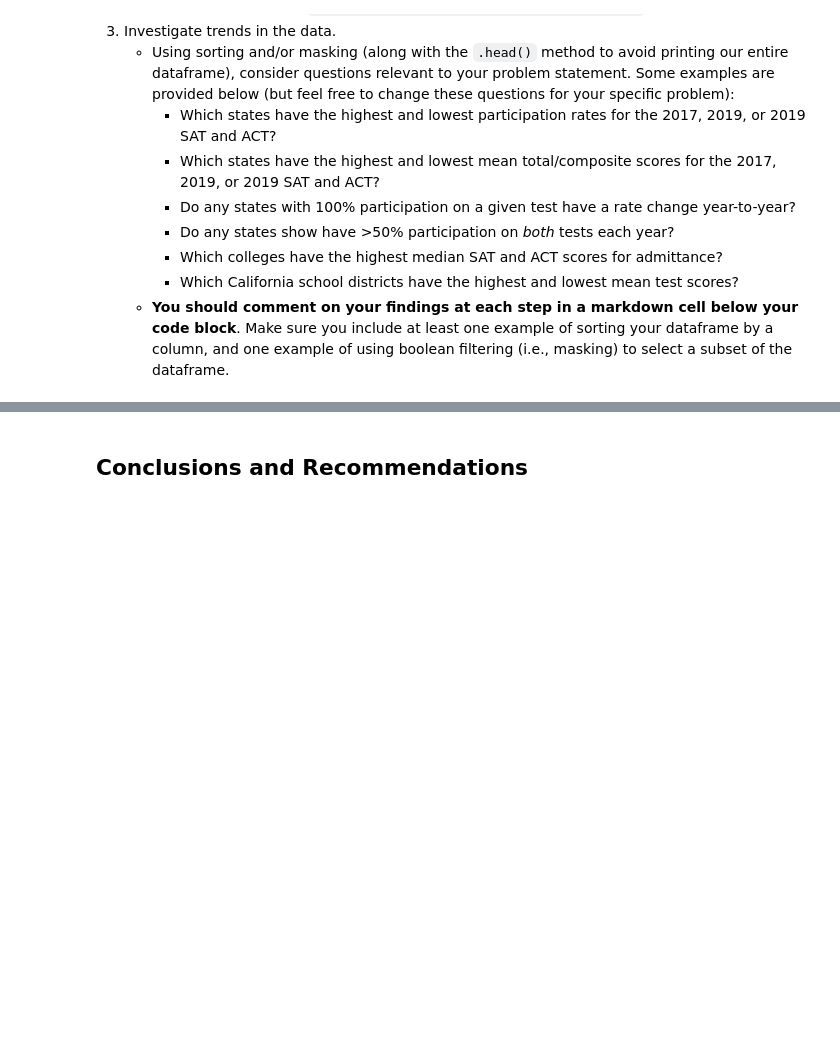
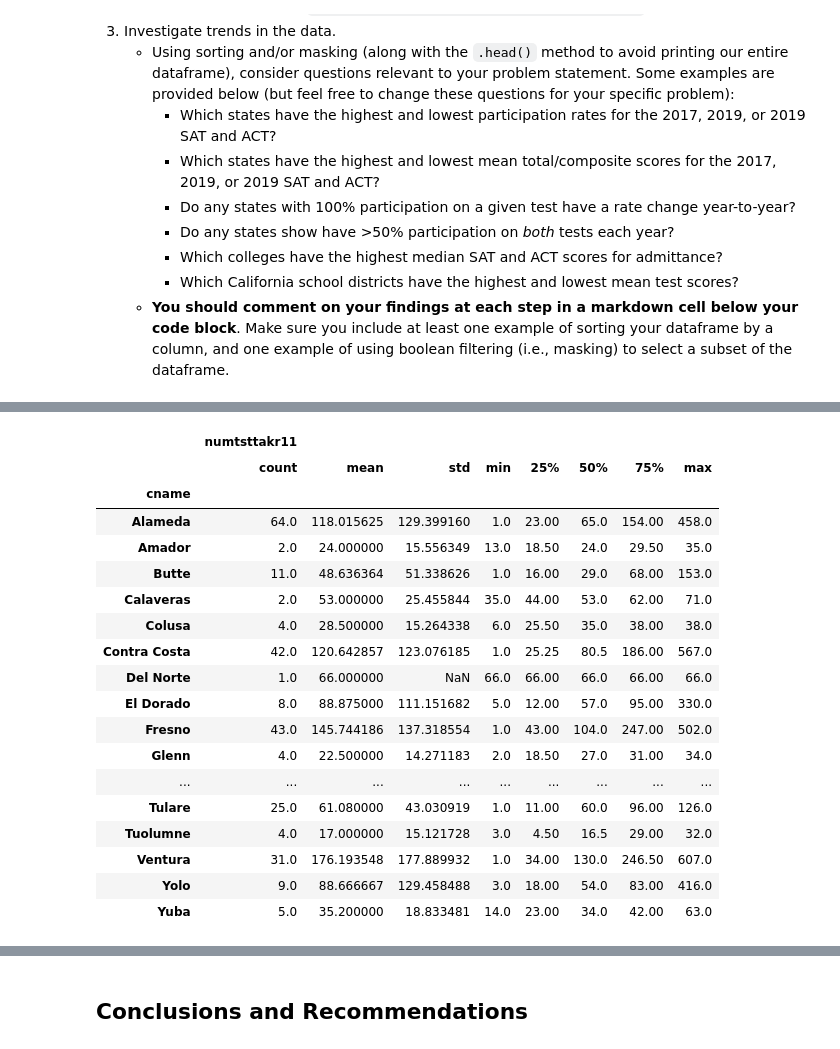
Before and after one commit to abiraauthayan/SATandACTscores, a Jupyter notebook: code/starter-code.ipynb, the cells around one changed output, grey strips where cells are left out. Saved outputs shown, nothing was run; the diff lists cells and outputs as text; code cells hidden in the pictures; blank space fills up the shorter version.

```diff
--- a/code/starter-code.ipynb
+++ b/code/starter-code.ipynb
@@ -174,0 +465,22 @@ Complete the following steps to explore your data. You are welcome to do more ED
+# %%
+sat.groupby('cname')[['numtsttakr11']].describe()
+# %% [output]
+|  | numtsttakr11 |  |  |  |  |  |  |  |
+|  | count | mean | std | min | 25% | 50% | 75% | max |
+| cname |  |  |  |  |  |  |  |  |
+| Alameda | 64.0 | 118.015625 | 129.399160 | 1.0 | 23.00 | 65.0 | 154.00 | 458.0 |
+| Amador | 2.0 | 24.000000 | 15.556349 | 13.0 | 18.50 | 24.0 | 29.50 | 35.0 |
+| Butte | 11.0 | 48.636364 | 51.338626 | 1.0 | 16.00 | 29.0 | 68.00 | 153.0 |
+| Calaveras | 2.0 | 53.000000 | 25.455844 | 35.0 | 44.00 | 53.0 | 62.00 | 71.0 |
+| Colusa | 4.0 | 28.500000 | 15.264338 | 6.0 | 25.50 | 35.0 | 38.00 | 38.0 |
+| Contra Costa | 42.0 | 120.642857 | 123.076185 | 1.0 | 25.25 | 80.5 | 186.00 | 567.0 |
+| Del Norte | 1.0 | 66.000000 | NaN | 66.0 | 66.00 | 66.0 | 66.00 | 66.0 |
+| El Dorado | 8.0 | 88.875000 | 111.151682 | 5.0 | 12.00 | 57.0 | 95.00 | 330.0 |
+| Fresno | 43.0 | 145.744186 | 137.318554 | 1.0 | 43.00 | 104.0 | 247.00 | 502.0 |
+| Glenn | 4.0 | 22.500000 | 14.271183 | 2.0 | 18.50 | 27.0 | 31.00 | 34.0 |
+| ... | ... | ... | ... | ... | ... | ... | ... | ... |
+| Tulare | 25.0 | 61.080000 | 43.030919 | 1.0 | 11.00 | 60.0 | 96.00 | 126.0 |
+| Tuolumne | 4.0 | 17.000000 | 15.121728 | 3.0 | 4.50 | 16.5 | 29.00 | 32.0 |
+| Ventura | 31.0 | 176.193548 | 177.889932 | 1.0 | 34.00 | 130.0 | 246.50 | 607.0 |
+| Yolo | 9.0 | 88.666667 | 129.458488 | 3.0 | 18.00 | 54.0 | 83.00 | 416.0 |
+| Yuba | 5.0 | 35.200000 | 18.833481 | 14.0 | 23.00 | 34.0 | 42.00 | 63.0 |
```
Also changed, not shown: parts of 46 cells of this notebook.
